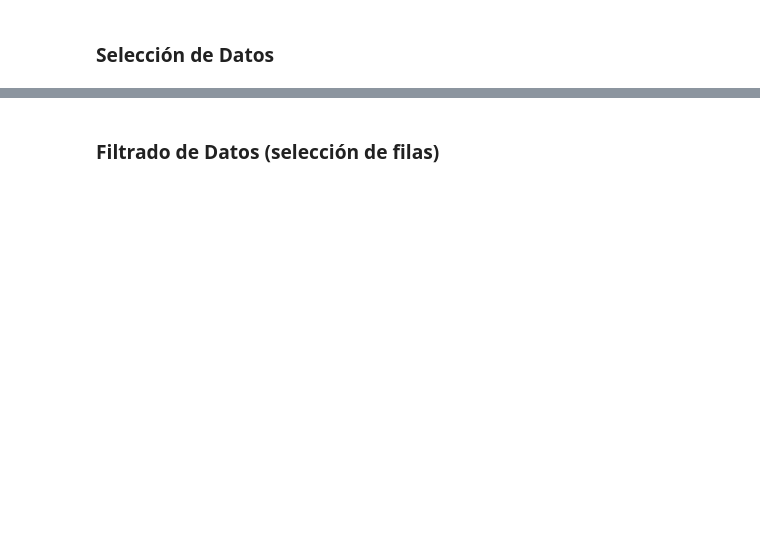
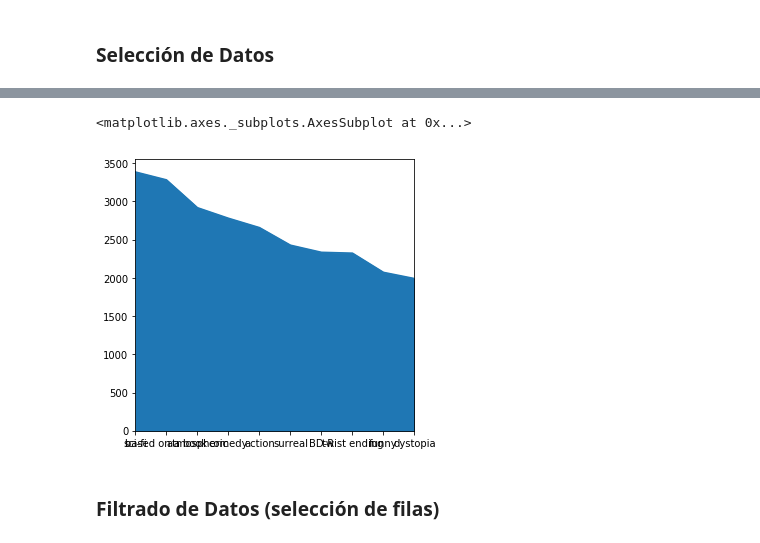
Before and after one commit to phermar/aprendiz-data-science, a Jupyter notebook: notebooks/4.1-MovieLens-CaseStudy.ipynb, the cells around one changed output, grey strips where cells are left out. Saved outputs shown, nothing was run; the diff lists cells and outputs as text; code cells hidden in the pictures; blank space fills up the shorter version.

```diff
--- a/notebooks/4.1-MovieLens-CaseStudy.ipynb
+++ b/notebooks/4.1-MovieLens-CaseStudy.ipynb
@@ -157,5 +388,8 @@ tag_counts[:10]
 # %%
-tag_counts[:10].plot(kind='bar', figsize=(10,10))
+tag_counts[:10].plot(kind='area', figsize=(5,5))
+# %% [output]
+<matplotlib.axes._subplots.AxesSubplot at 0x...>
+[figure, added]
 # %% [markdown]
 ### Filtrado de Datos (selección de filas)
 # %%
```
Also changed, not shown: parts of 87 cells of this notebook, 17 other files.
